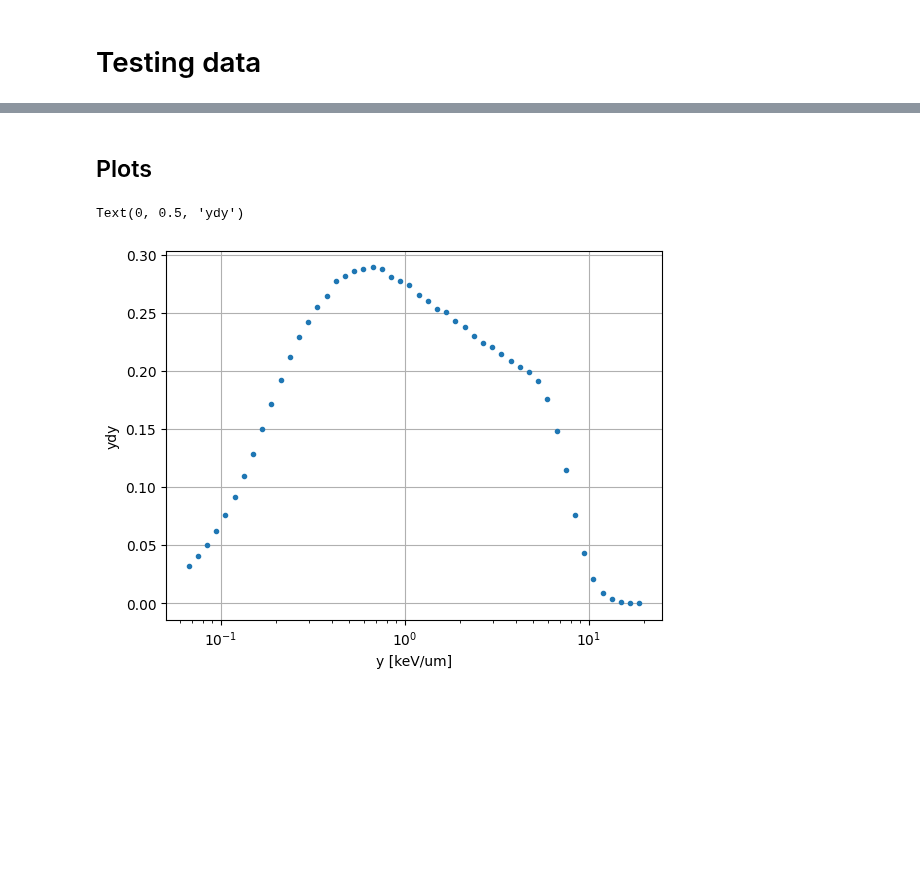
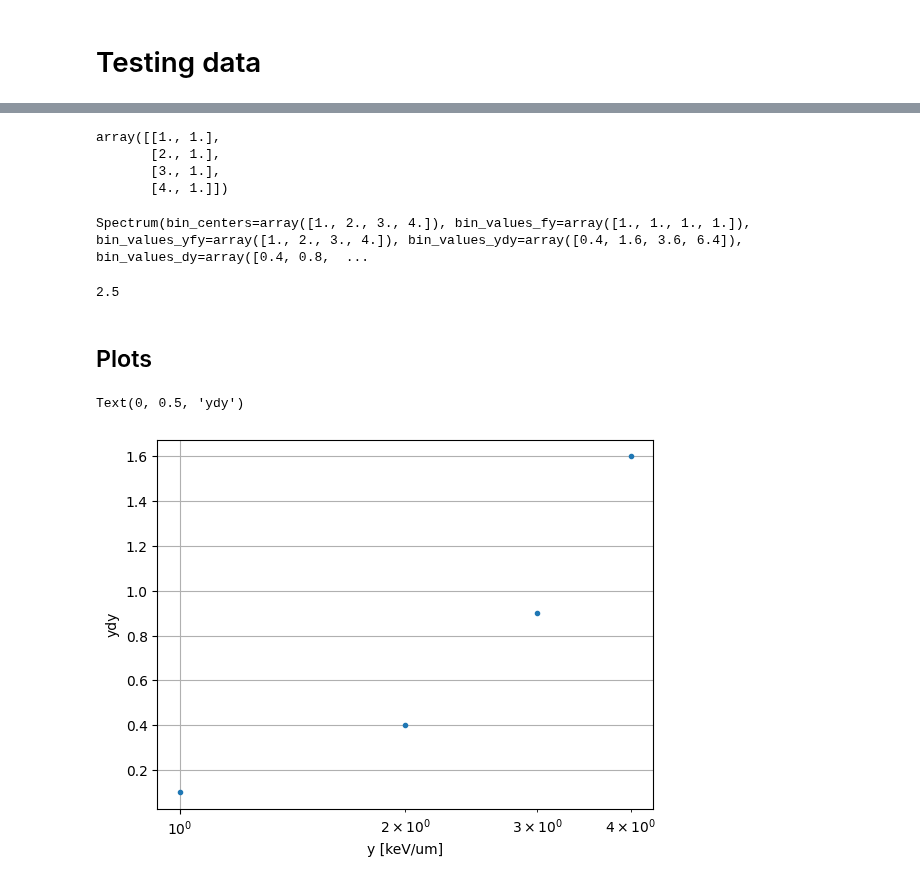
Before and after one commit to grzanka/microdosimetric_spectra_folding, a Jupyter notebook: notebooks/0.1-validation-folding.ipynb, the cells around one changed output, grey strips where cells are left out. Drawn from its saved outputs; the diff is of its cells as text; code cells hidden in the pictures; blank space fills up the shorter version.

```diff
--- a/notebooks/0.1-validation-folding.ipynb
+++ b/notebooks/0.1-validation-folding.ipynb
@@ -161,7 +22,7 @@ class Spectrum:
 # %% [markdown]
 # Testing data
 # %%
-ydy_str = """
+yfy_str = """
 1 1
 2 1
 3 1
@@ -178,2 +31,8 @@ def integrand_for_norm(t : float, data : Spectrum) -> float:
 # %%
-data_ydy = np.genfromtxt(StringIO(ydy_str))
+yfy_data = np.genfromtxt(StringIO(yfy_str))
+yfy_data
+# %% [output]
+array([[1., 1.],
+       [2., 1.],
+       [3., 1.],
+       [4., 1.]])
@@ -182,12 +39,21 @@ data = Spectrum.from_str(ydy_str)
+# %%
+s = Spectrum(bin_centers=yfy_data[:,0], bin_values_fy=yfy_data[:,1])
+s
+# %% [output]
+Spectrum(bin_centers=array([1., 2., 3., 4.]), bin_values_fy=array([1., 1., 1., 1.]), bin_values_yfy=array([1., 2., 3., 4.]), bin_values_ydy=array([0.4, 1.6, 3.6, 6.4]), bin_values_dy=array([0.4, 0.8,  ...
+# %%
+s.yF
+# %% [output]
+2.5
 # %% [markdown]
 ## Plots
 # %%
-plt.plot(data.bin_centers, data.bin_values_ydy, '.')
+plt.plot(s.y, s.ydy_norm, '.')
 plt.xscale('log')
 plt.grid()
 plt.xlabel('y [keV/um]')
 plt.ylabel('ydy')
 # %% [output]
 Text(0, 0.5, 'ydy')
-[figure, old version]
+[figure, new version]
 # %%
```
Also changed, not shown: parts of 77 cells of this notebook.
